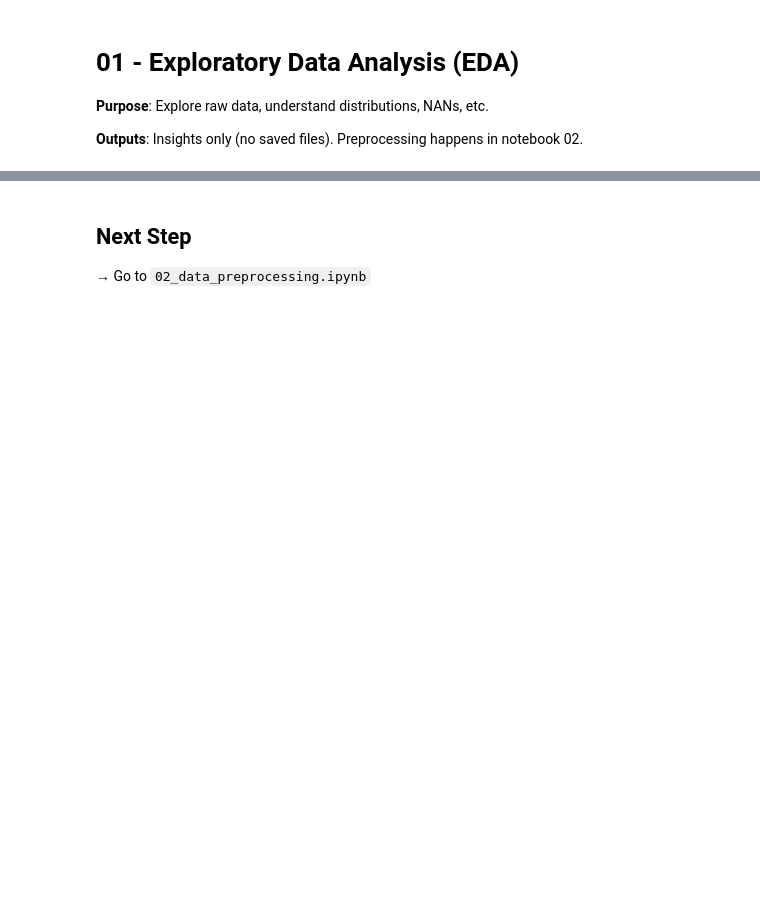
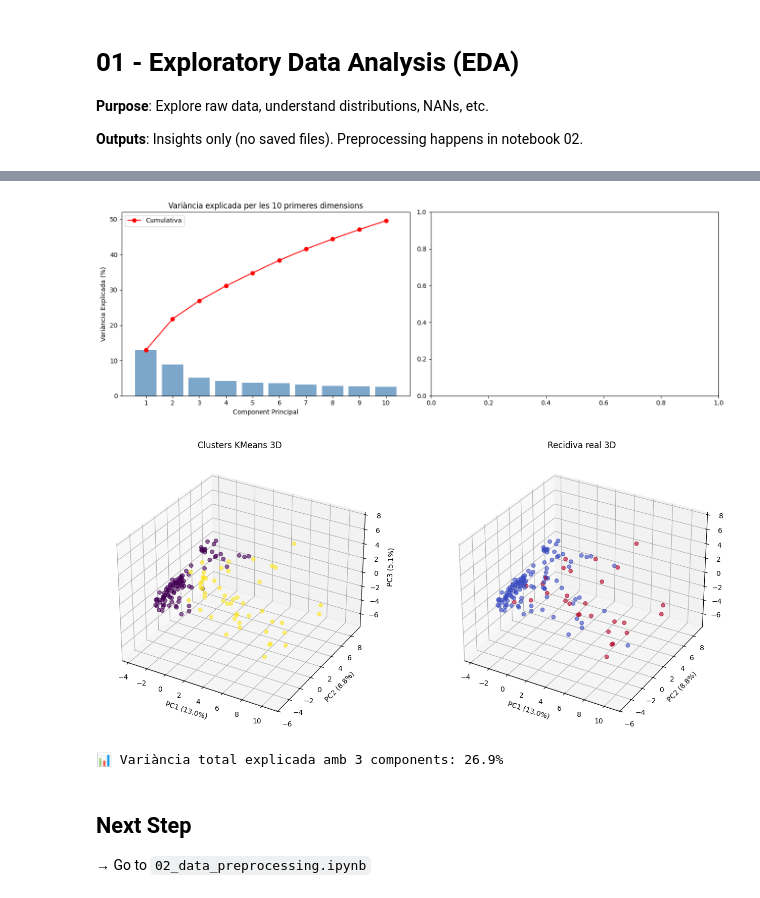
Before and after one commit to joelmarquez05/bitsXlamarato-2025-endorisk, a Jupyter notebook: notebooks/01_exploratory_analysis.ipynb, the cells around one changed output, grey strips where cells are left out. Cells and saved outputs as stored; diff of their text form; code cells hidden in the pictures; blank space fills up the shorter version.

```diff
--- a/notebooks/01_exploratory_analysis.ipynb
+++ b/notebooks/01_exploratory_analysis.ipynb
@@ -81,0 +170,4 @@ df_filtered.head()
+# %%
+print(f"Total columnes: {len(df_clean.columns)}\n")
+for i, col in enumerate(df_clean.columns):
+    print(f"{i+1}. {col}")
@@ -82 +216,15 @@ df_filtered.head()
+# %%
+columnes_excloure_pca = [
+
+]
+
+df_pca = df_clean.drop(columns=[col for col in columnes_excloure_pca if col in df_clean.columns])
+df_pca_numeric = df_pca.select_dtypes(include=[np.number])
+
+print(f"Columnes originals df_clean: {len(df_clean.columns)}")
+print(f"Columnes per PCA: {len(df_pca_numeric.columns)}")
+print(f"\nColumnes seleccionades per PCA:")
+for i, col in enumerate(df_pca_numeric.columns):
+    na_pct = df_pca_numeric[col].isna().sum() / len(df_pca_numeric) * 100
+    print(f"{i+1}. {col} ({na_pct:.1f}% NA)")
 # %%
@@ -184,0 +339,56 @@ Name: count, dtype: int64
+# %%
+from mpl_toolkits.mplot3d import Axes3D
+
+# PCA amb 10 components per veure variabilitat
+pca_10 = PCA(n_components=10)
+pca_10.fit(X_scaled)
+
+# Gràfic de variància explicada
+fig, axes = plt.subplots(1, 2, figsize=(14, 5))
+
+# Plot 1: Variància per component
+axes[0].bar(range(1, 11), pca_10.explained_variance_ratio_ * 100, alpha=0.7, color='steelblue')
+axes[0].plot(range(1, 11), np.cumsum(pca_10.explained_variance_ratio_) * 100, 'ro-', label='Cumulativa')
+axes[0].set_xlabel('Component Principal')
+axes[0].set_ylabel('Variància Explicada (%)')
+axes[0].set_title('Variància explicada per les 10 primeres dimensions')
+axes[0].legend()
+axes[0].set_xticks(range(1, 11))
+
+# Taula de variància
+for i, (var, cum) in enumerate(zip(pca_10.explained_variance_ratio_, np.cumsum(pca_10.explained_variance_ratio_))):
+    print(f"PC{i+1}: {var*100:.2f}% (acumulat: {cum*100:.2f}%)")
+
+plt.tight_layout()
+plt.show()
+
+# ============ PLOT 3D ============
+# PCA amb 3 components
+pca_3d = PCA(n_components=3)
+X_pca_3d = pca_3d.fit_transform(X_scaled)
+
+fig = plt.figure(figsize=(14, 6))
+
+# Plot 3D - Clusters
+ax1 = fig.add_subplot(121, projection='3d')
+scatter1 = ax1.scatter(X_pca_3d[:, 0], X_pca_3d[:, 1], X_pca_3d[:, 2],
+                       c=clusters, cmap='viridis', alpha=0.6, s=30)
+ax1.set_xlabel(f'PC1 ({pca_3d.explained_variance_ratio_[0]*100:.1f}%)')
+ax1.set_ylabel(f'PC2 ({pca_3d.explained_variance_ratio_[1]*100:.1f}%)')
+ax1.set_zlabel(f'PC3 ({pca_3d.explained_variance_ratio_[2]*100:.1f}%)')
+ax1.set_title('Clusters KMeans 3D')
+
+# Plot 3D - Recidiva
+ax2 = fig.add_subplot(122, projection='3d')
+scatter2 = ax2.scatter(X_pca_3d[:, 0], X_pca_3d[:, 1], X_pca_3d[:, 2],
+                       c=y, cmap='coolwarm', alpha=0.6, s=30)
+ax2.set_xlabel(f'PC1 ({pca_3d.explained_variance_ratio_[0]*100:.1f}%)')
+ax2.set_ylabel(f'PC2 ({pca_3d.explained_variance_ratio_[1]*100:.1f}%)')
+ax2.set_zlabel(f'PC3 ({pca_3d.explained_variance_ratio_[2]*100:.1f}%)')
+ax2.set_title('Recidiva real 3D')
+
+plt.tight_layout()
+plt.show()
+
+print(f"\n📊 Variància total explicada amb 3 components: {sum(pca_3d.explained_variance_ratio_)*100:.1f}%")
+# %% [output]
@@ -185,3 +405,6 @@ Name: count, dtype: int64
+[figure, added]
+[figure, added]
+📊 Variància total explicada amb 3 components: 26.9%
 # %% [markdown]
 ## Next Step
 → Go to `02_data_preprocessing.ipynb`
```
Also changed, not shown: parts of 13 cells of this notebook.
